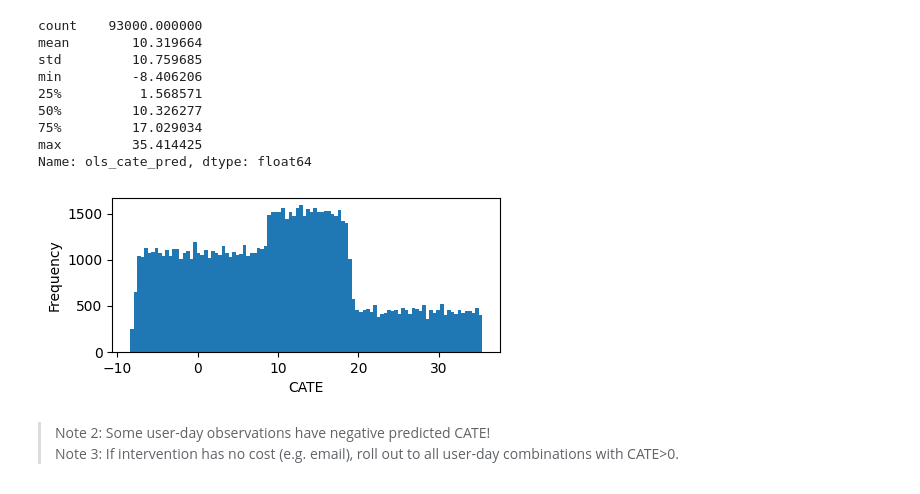
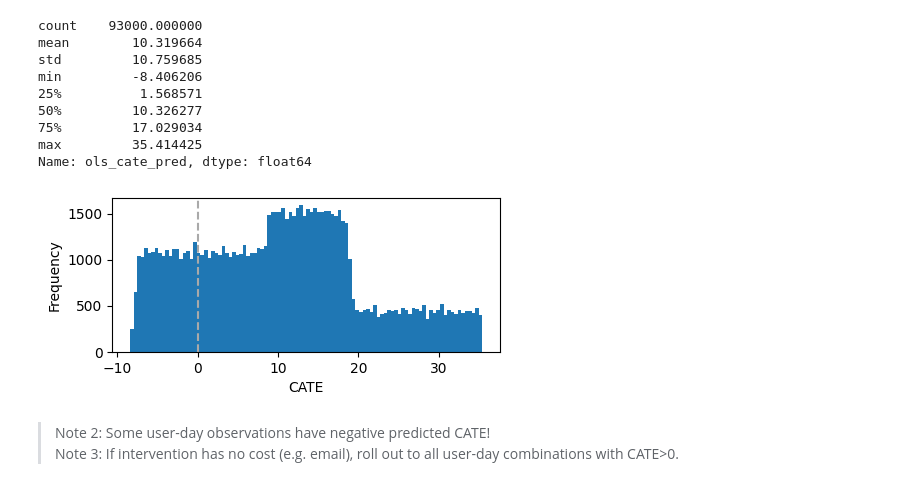
Before and after one commit to FelixHagemeisterSZ/causal-ml, a Jupyter notebook: causal_ml.ipynb, the cells around one changed output. Cells and saved outputs as stored; diff of their text form; code cells hidden in the pictures.

```diff
--- a/causal_ml.ipynb
+++ b/causal_ml.ipynb
@@ -114,12 +128,12 @@ X = ["C(weekday)", "ch1", "ch2"]
 ### Learn a model
 # %%
 # Define the model (let's use simple linear regression)
-regr_cate = smf.ols(f"kpi ~ treated*({'+'.join(X)})", data=df).fit(cov_type='HC2')
+reg = smf.ols(f"kpi ~ treated*({'+'.join(X)})", data=df).fit(cov_type='HC2')
 # %% [markdown]
 ### Get predicted KPI values
 # %%
 # Get the predicted KPI values using this model
-df["ols_kpi_pred"]  = regr_cate.predict(df)
+df["ols_kpi_pred"]  = reg.predict(df)
 df.head()
 # %% [output]
 |  | user_id | day | ch1 | ch2 | treated | kpi | weekday | ols_kpi_pred |
@@ -142,8 +159,8 @@ plt.show()
 # %%
 # Get the predicted CATE values using an approximation trick: difference in predicted KPIs for treated and control groups (works also with continuous treatment)
 df["ols_cate_pred"]= (
-    regr_cate.predict(df.assign(treated=df["treated"]+1))
-    - regr_cate.predict(df)
+    reg.predict(df.assign(treated=df["treated"]+1))
+    - reg.predict(df)
 )
 # %%
 # Explore
@@ -173,12 +190,13 @@ Name: ols_cate_pred, dtype: float64
 # %%
 # Plot distribution of predicted CATEs
 plt.figure(figsize=(5,2))
-plt.hist(df.ols_cate_pred,bins=100)
+plt.hist(df.ols_cate_pred, bins=100)
 plt.xlabel('CATE')
 plt.ylabel('Frequency')
+plt.axvline(x=0, color='darkgray', linestyle='--')
 plt.show()
 # %% [output]
-[figure, old version]
+[figure, new version]
 # %% [markdown]
 > Note 2: Some user-day observations have negative predicted CATE!\
 > Note 3: If intervention has no cost (e.g. email), roll out to all user-day combinations with CATE>0.
```
Also changed, not shown: parts of 9 cells of this notebook, 2 other files.
